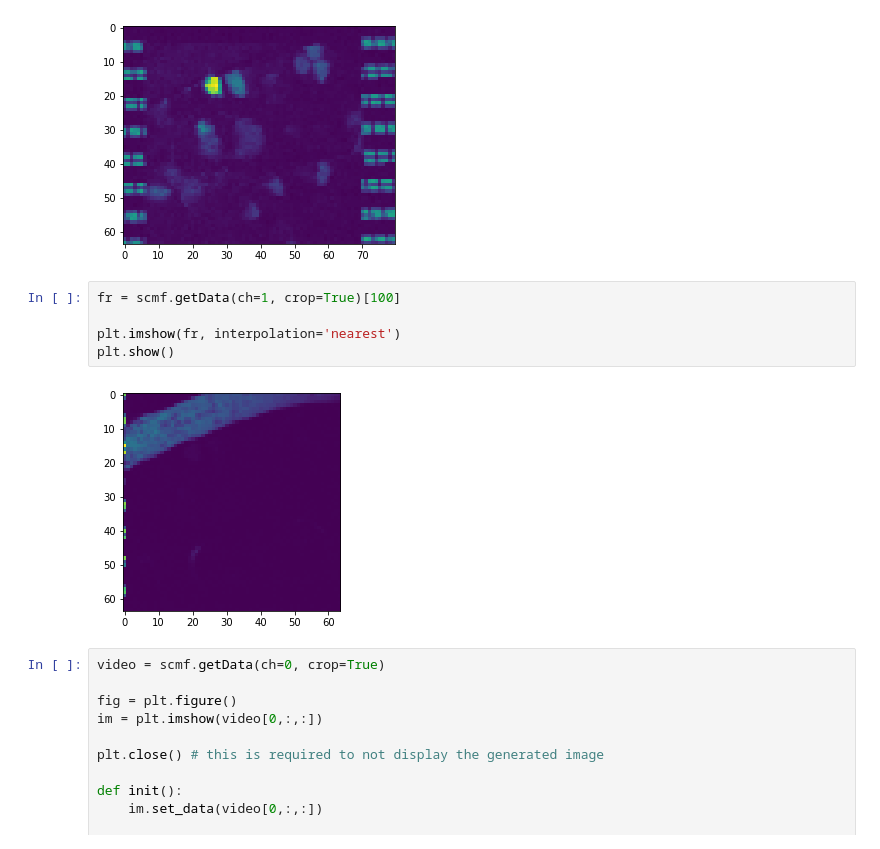
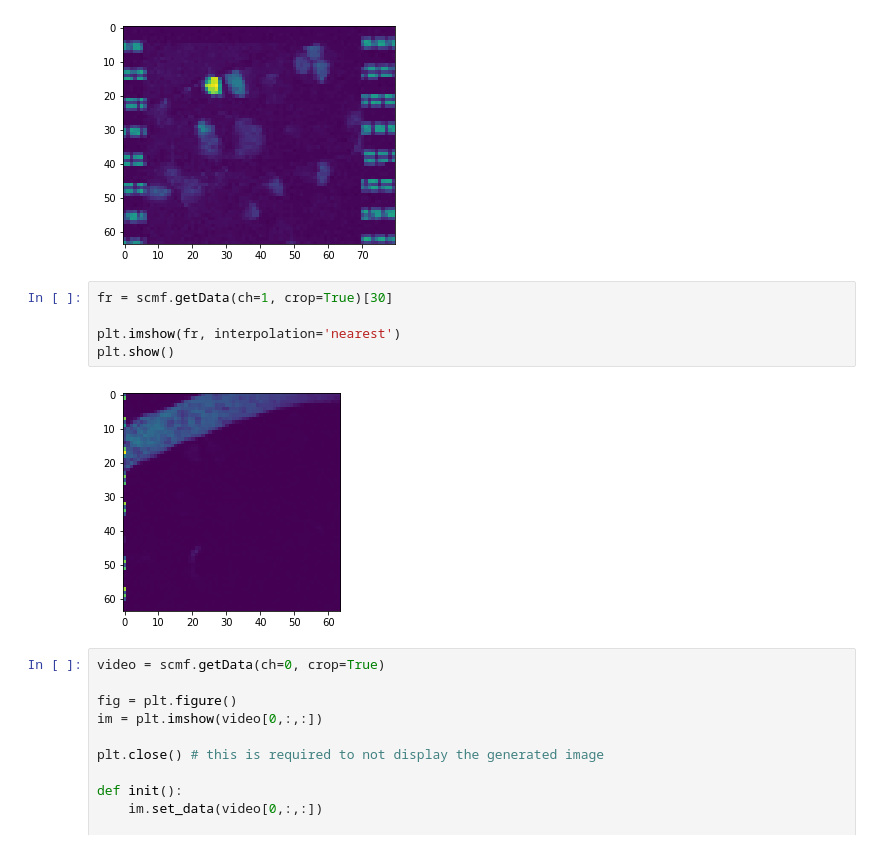
Before and after one commit to eulerlab/ScanM_support, a Jupyter notebook: python-code/Test.ipynb, the cells around one changed output. Saved outputs shown, nothing was run; the diff lists cells and outputs as text.

```diff
--- a/python-code/Test.ipynb
+++ b/python-code/Test.ipynb
@@ -58,12 +65,12 @@ plt.show()
 # %% [output]
 [figure]
 # %%
-fr = scmf.getData(ch=1, crop=True)[100]
+fr = scmf.getData(ch=1, crop=True)[30]
 
 plt.imshow(fr, interpolation='nearest')
 plt.show()
 # %% [output]
-[figure, old version]
+[figure, new version]
 # %%
 video = scmf.getData(ch=0, crop=True)
 
```
Also changed, not shown: parts of 2 cells of this notebook, 3 other files.
